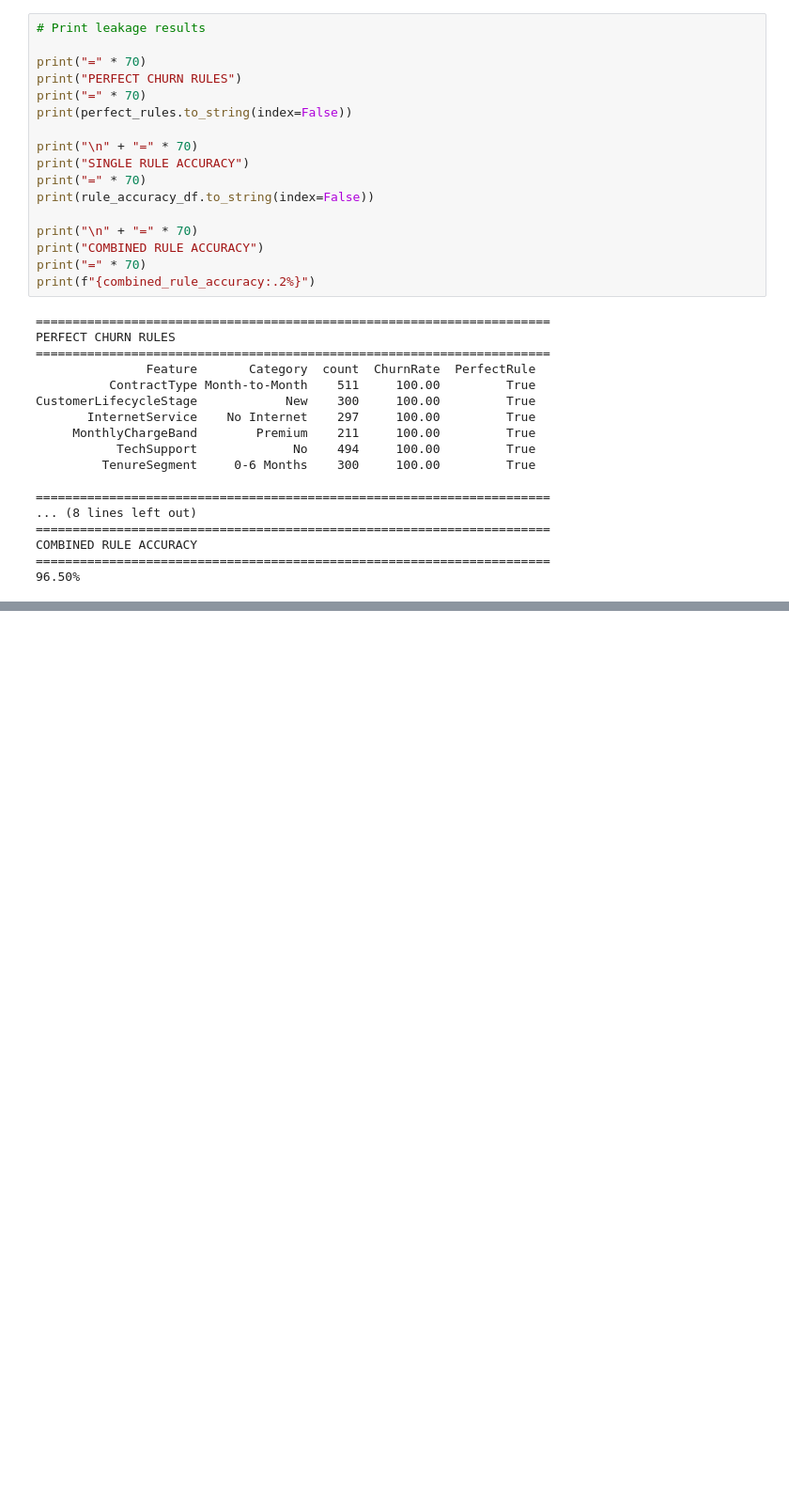
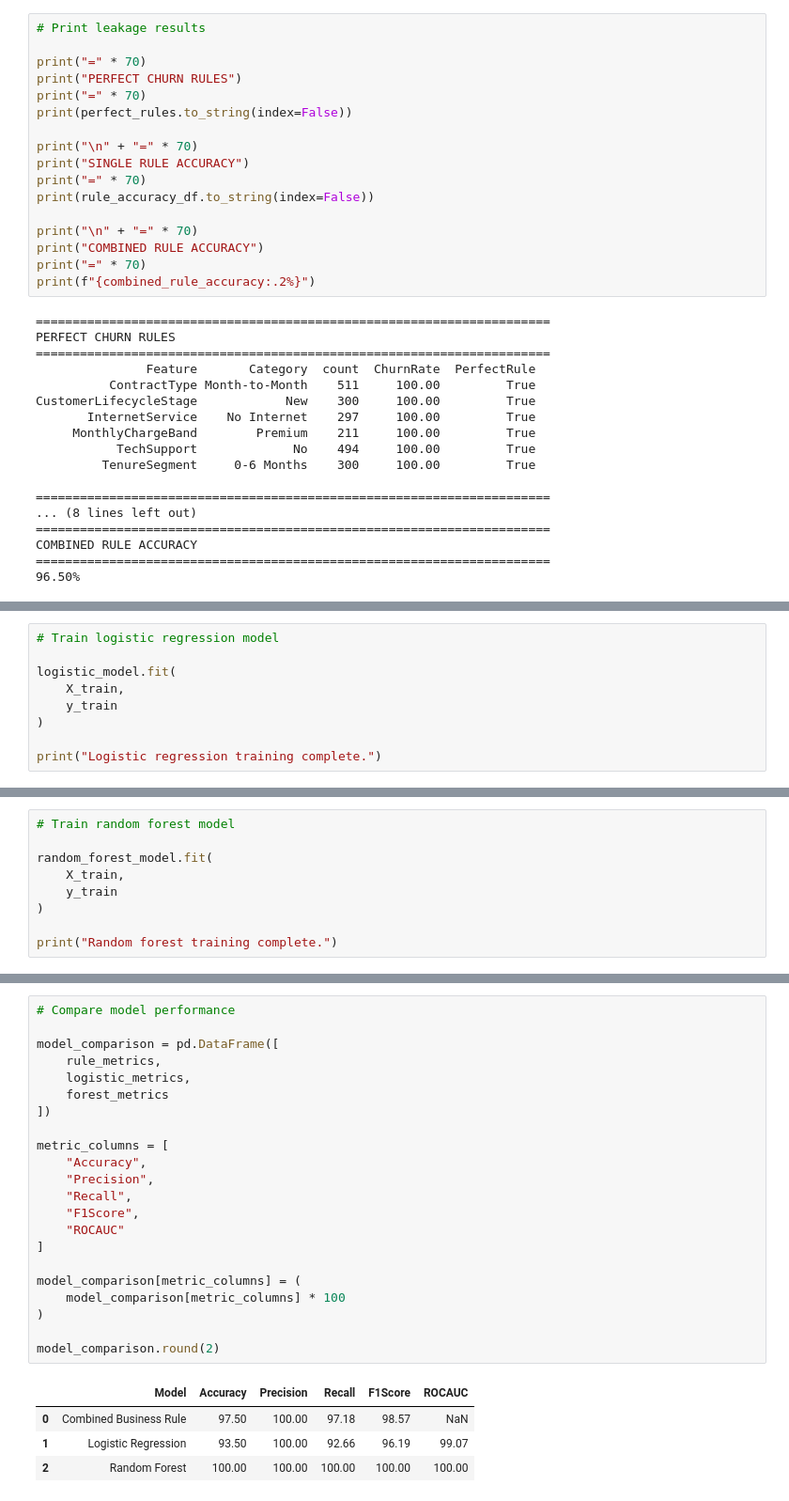
Before and after one commit to deardisha/retentioniq-telecom-churn, a Jupyter notebook: notebooks/01_retentioniq_analysis.ipynb, the cells around one changed output, grey strips where cells are left out. Shown at 94% size. Drawn from its saved outputs; the diff is of its cells as text; blank space fills up the shorter version.

Commit message:
Add churn modeling and rule benchmark comparison

```diff
--- a/notebooks/01_retentioniq_analysis.ipynb
+++ b/notebooks/01_retentioniq_analysis.ipynb
@@ -1605,0 +1743,9 @@ COMBINED RULE ACCURACY
+# %%
+# Train logistic regression model
+
+logistic_model.fit(
+    X_train,
+    y_train
+)
+
+print("Logistic regression training complete.")
@@ -1605,0 +1852,9 @@ COMBINED RULE ACCURACY
+# %%
+# Train random forest model
+
+random_forest_model.fit(
+    X_train,
+    y_train
+)
+
+print("Random forest training complete.")
@@ -1605,0 +1972,27 @@ COMBINED RULE ACCURACY
+# %%
+# Compare model performance
+
+model_comparison = pd.DataFrame([
+    rule_metrics,
+    logistic_metrics,
+    forest_metrics
+])
+
+metric_columns = [
+    "Accuracy",
+    "Precision",
+    "Recall",
+    "F1Score",
+    "ROCAUC"
+]
+
+model_comparison[metric_columns] = (
+    model_comparison[metric_columns] * 100
+)
+
+model_comparison.round(2)
+# %% [output]
+|  | Model | Accuracy | Precision | Recall | F1Score | ROCAUC |
+| 0 | Combined Business Rule | 97.50 | 100.00 | 97.18 | 98.57 | NaN |
+| 1 | Logistic Regression | 93.50 | 100.00 | 92.66 | 96.19 | 99.07 |
+| 2 | Random Forest | 100.00 | 100.00 | 100.00 | 100.00 | 100.00 |
```
Also changed, not shown: parts of 18 cells of this notebook.
